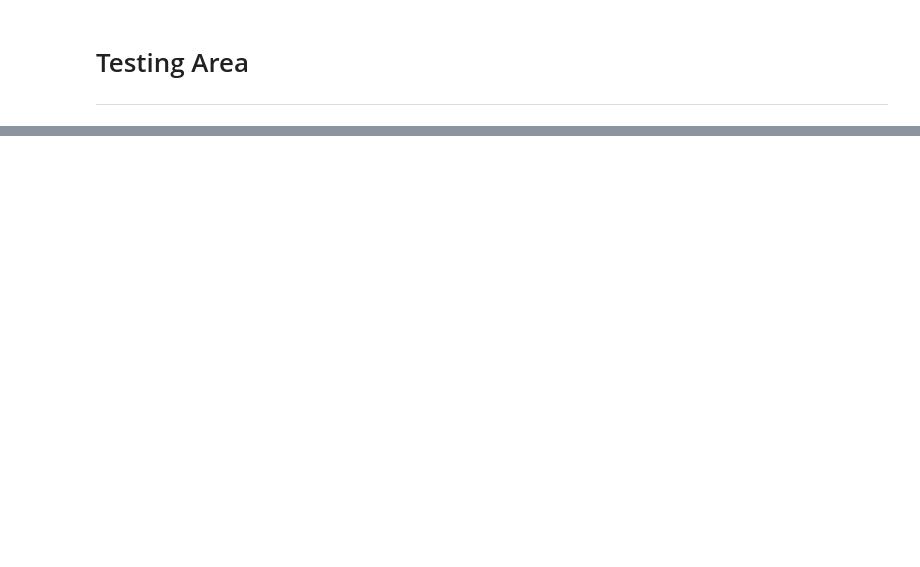
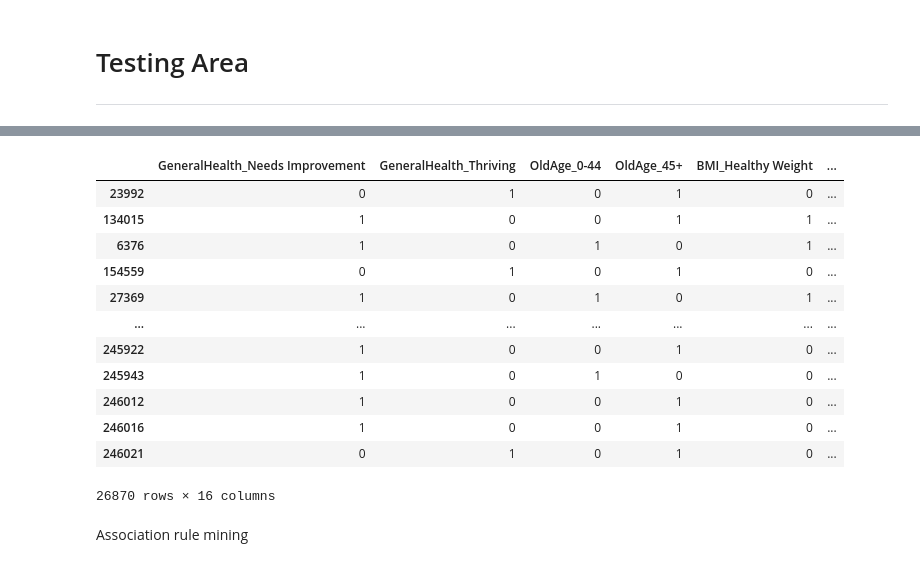
Before and after one commit to briangabini/csmodel, a Jupyter notebook: csmodel-project.ipynb, the cells around one changed output, grey strips where cells are left out. Cells and saved outputs as stored; diff of their text form; code cells hidden in the pictures; blank space fills up the shorter version.

```diff
--- a/csmodel-project.ipynb
+++ b/csmodel-project.ipynb
@@ -1231,0 +1495,45 @@ for c in heart_df_encoded_filtered.columns:
+# %%
+# change the values of the dataframe to boolean
+
+
+# One Hot Encoding
+heart_df_encoded_filtered = pd.get_dummies(heart_df_filtered, columns=['GeneralHealth', 'OldAge', 'BMI', 'HadHeartDisease', 'CurrentSmoker', 'PhysicalActivities', 'AlcoholDrinkers', 'HealthySleep'])
+# heart_df_encoded_filtered = heart_df_copy.copy()
+
+""" heart_df_encoded_filtered['HadHeartDisease'] = heart_df_encoded_filtered['HadHeartDisease'].map({'Yes': 1, 'No': 0})
+heart_df_encoded_filtered['AlcoholDrinkers'] = heart_df_encoded_filtered['AlcoholDrinkers'].map({'Yes': 1, 'No': 0})
+heart_df_encoded_filtered['PhysicalActivities'] = heart_df_encoded_filtered['PhysicalActivities'].map({'Yes': 1, 'No': 0}) """
+
+# encode bmi
+""" heart_df_encoded_filtered['HadHeartDisease'] = heart_df_encoded_filtered['HadHeartDisease'].map({'Yes': 1, 'No': 0})
+heart_df_encoded_filtered['AlcoholDrinkers'] = heart_df_encoded_filtered['AlcoholDrinkers'].map({'Yes': 1, 'No': 0})
+heart_df_encoded_filtered['PhysicalActivities'] = heart_df_encoded_filtered['PhysicalActivities'].map({'Yes': 1, 'No': 0}) """
+
+""" heart_df_encoded_filtered['HadHeartDisease'] = heart_df_encoded_filtered['HadHeartDisease'].map({'Yes': 1, 'No': 0})
+heart_df_encoded_filtered['Age'] = heart_df_encoded_filtered['Age'].map({'45+': 1, '0-44': 0})
+heart_df_encoded_filtered['GeneralHealth'] = heart_df_encoded_filtered['GeneralHealth'].map({'Thriving': 1, 'Needs Improvement': 0})
+heart_df_encoded_filtered['BMI'] = heart_df_encoded_filtered['BMI'].map({'Healthy Weight': 1, 'Increased Weight': 0})
+heart_df_encoded_filtered['CurrentSmoker'] = heart_df_encoded_filtered['CurrentSmoker'].map({'Yes': 1, 'No': 0}) """
+
+# heart_df_encoded_filtered = heart_df_encoded_filtered.astype(int)
+# to 0 and apply it to each column using .apply()
+heart_df_encoded_filtered = heart_df_encoded_filtered.apply(lambda x: x.apply(lambda y: 1 if y else 0))
+heart_df_encoded_filtered = heart_df_encoded_filtered.astype(int)
+
+heart_df_encoded_filtered
+# %% [output]
+|  | GeneralHealth_Needs Improvement | GeneralHealth_Thriving | OldAge_0-44 | OldAge_45+ | BMI_Healthy Weight | ... |
+| 23992 | 0 | 1 | 0 | 1 | 0 | ... |
+| 134015 | 1 | 0 | 0 | 1 | 1 | ... |
+| 6376 | 1 | 0 | 1 | 0 | 1 | ... |
+| 154559 | 0 | 1 | 0 | 1 | 0 | ... |
+| 27369 | 1 | 0 | 1 | 0 | 1 | ... |
+| ... | ... | ... | ... | ... | ... | ... |
+| 245922 | 1 | 0 | 0 | 1 | 0 | ... |
+| 245943 | 1 | 0 | 1 | 0 | 0 | ... |
+| 246012 | 1 | 0 | 0 | 1 | 0 | ... |
+| 246016 | 1 | 0 | 0 | 1 | 0 | ... |
+| 246021 | 0 | 1 | 0 | 1 | 0 | ... |
+26870 rows × 16 columns
+# %% [markdown]
+Association rule mining
```
Also changed, not shown: parts of 33 cells of this notebook.
